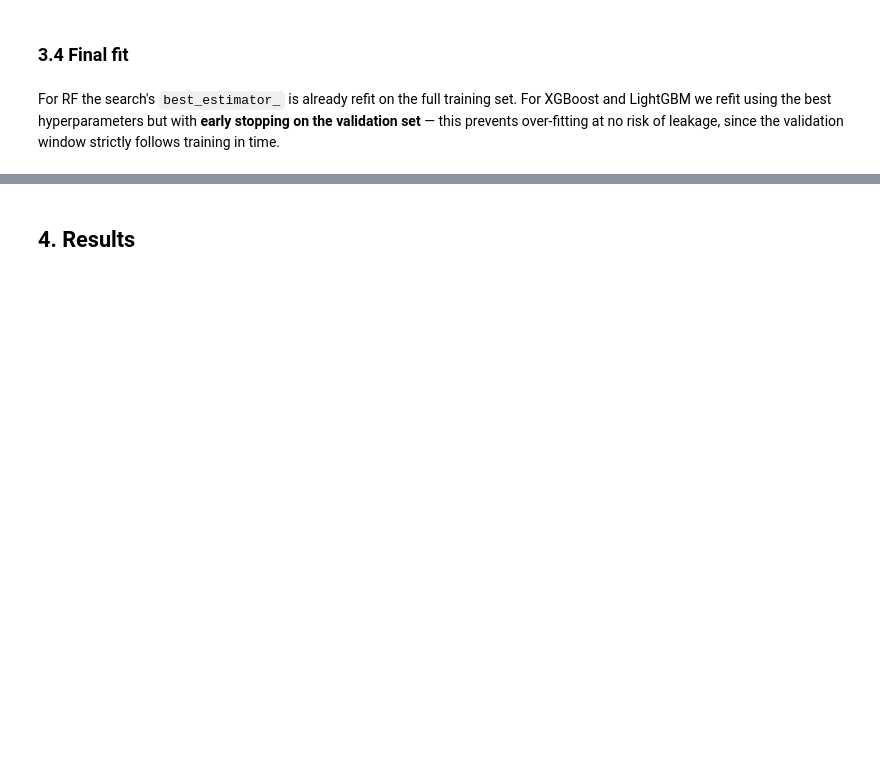
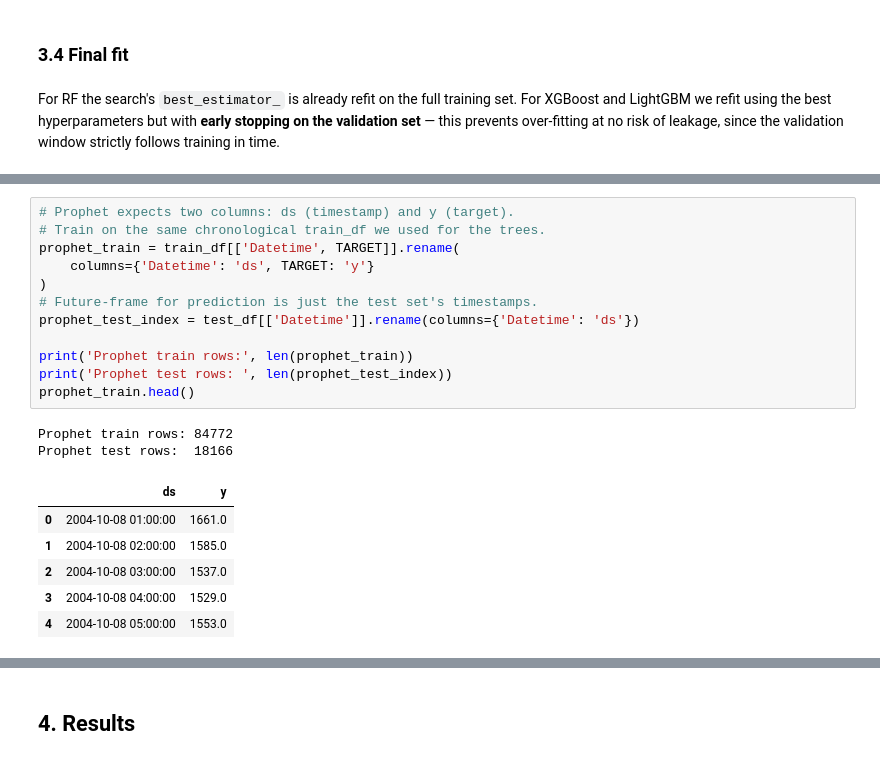
Before and after one commit to talhayilmazai/ds, a Jupyter notebook: energy_forecasting.ipynb, the cells around one changed output, grey strips where cells are left out. Cells and saved outputs as stored; diff of their text form; blank space fills up the shorter version.

```diff
--- a/energy_forecasting.ipynb
+++ b/energy_forecasting.ipynb
@@ -431,0 +443,21 @@ All three models fit.
+# %%
+# Prophet expects two columns: ds (timestamp) and y (target).
+# Train on the same chronological train_df we used for the trees.
+prophet_train = train_df[['Datetime', TARGET]].rename(
+    columns={'Datetime': 'ds', TARGET: 'y'}
+)
+# Future-frame for prediction is just the test set's timestamps.
+prophet_test_index = test_df[['Datetime']].rename(columns={'Datetime': 'ds'})
+
+print('Prophet train rows:', len(prophet_train))
+print('Prophet test rows: ', len(prophet_test_index))
+prophet_train.head()
+# %% [output]
+Prophet train rows: 84772
+Prophet test rows:  18166
+|  | ds | y |
+| 0 | 2004-10-08 01:00:00 | 1661.0 |
+| 1 | 2004-10-08 02:00:00 | 1585.0 |
+| 2 | 2004-10-08 03:00:00 | 1537.0 |
+| 3 | 2004-10-08 04:00:00 | 1529.0 |
+| 4 | 2004-10-08 05:00:00 | 1553.0 |
```
Also changed, not shown: parts of 34 cells of this notebook, 5 other files.
